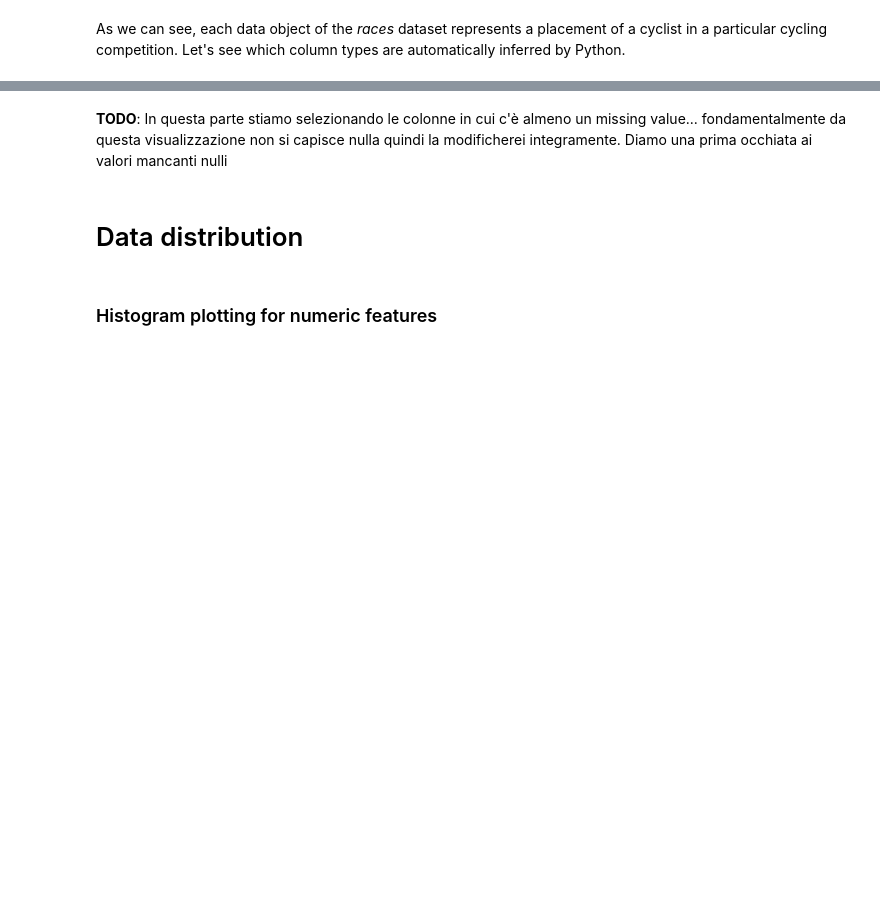
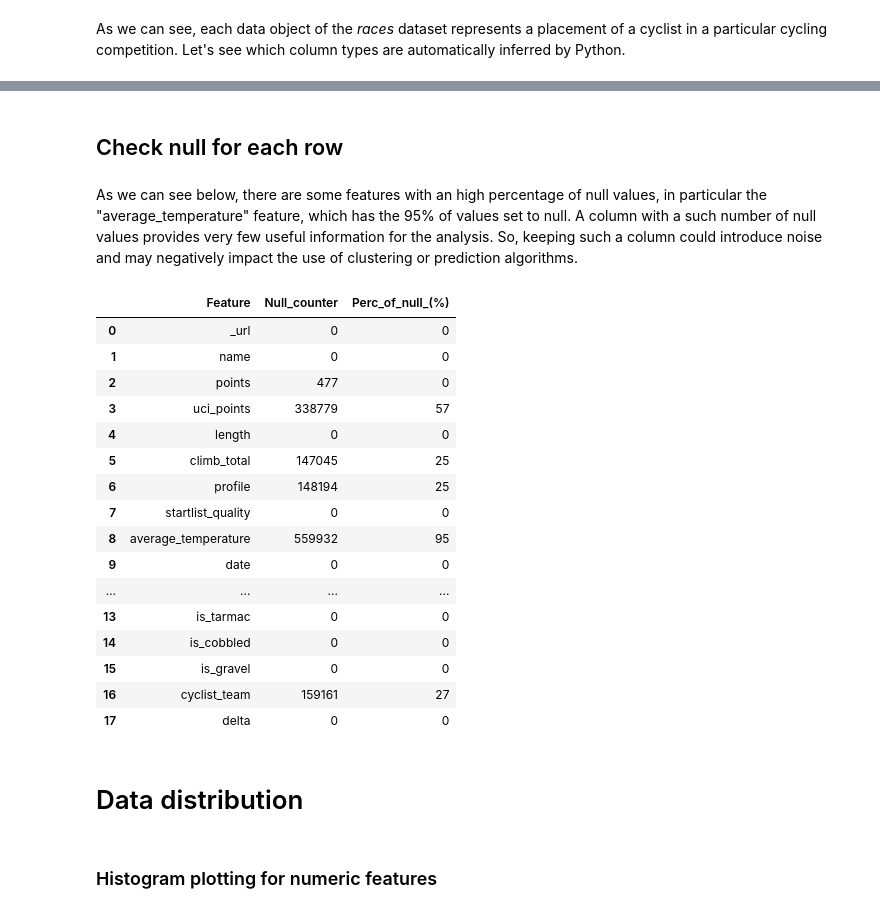
Before and after one commit to luca-rizzo/dm-2024-project, a Jupyter notebook: notebook/data_understanding.ipynb, the cells around one changed output, grey strips where cells are left out. Drawn from its saved outputs; the diff is of its cells as text; code cells hidden in the pictures; blank space fills up the shorter version.

```diff
--- a/notebook/data_understanding.ipynb
+++ b/notebook/data_understanding.ipynb
@@ -34,3 +63,0 @@ races.dtypes
-# %% [markdown]
-**TODO**: In questa parte stiamo selezionando le colonne in cui c'è almeno un missing value... fondamentalmente da questa visualizzazione non si capisce nulla quindi la modificherei integramente.
-Diamo una prima occhiata ai valori mancanti nulli
@@ -39,3 +64,43 @@ races[races.isnull().any(axis=1)]
+# %% [markdown]
+## Check null for each row
+# %% [markdown]
+As we can see below, there are some features with an high percentage of null values, in particular the "average_temperature" feature, which has the 95% of values set to null. A column with a such number of null values provides very few useful information for the analysis. So, keeping such a column could introduce noise and may negatively impact the use of clustering or prediction algorithms.
+# %%
+nrec = races.shape[0]
+results = {
+    'Feature': [],
+    'Null_counter': [],
+    'Perc_of_null_(%)': []
+}
+
+for col in races.columns:
+    nanCount = races[col].isna().sum()
+    perc = round((nanCount*100)/nrec)
+    results['Feature'].append(col)
+    results['Null_counter'].append(nanCount)
+    results['Perc_of_null_(%)'].append(perc)
+
+df_results = pd.DataFrame(results)
+
+display(df_results)
+# %% [output]
+|  | Feature | Null_counter | Perc_of_null_(%) |
+| 0 | _url | 0 | 0 |
+| 1 | name | 0 | 0 |
+| 2 | points | 477 | 0 |
+| 3 | uci_points | 338779 | 57 |
+| 4 | length | 0 | 0 |
+| 5 | climb_total | 147045 | 25 |
+| 6 | profile | 148194 | 25 |
+| 7 | startlist_quality | 0 | 0 |
+| 8 | average_temperature | 559932 | 95 |
+| 9 | date | 0 | 0 |
+| ... | ... | ... | ... |
+| 13 | is_tarmac | 0 | 0 |
+| 14 | is_cobbled | 0 | 0 |
+| 15 | is_gravel | 0 | 0 |
+| 16 | cyclist_team | 159161 | 27 |
+| 17 | delta | 0 | 0 |
 # %% [markdown]
 # Data distribution
 # %% [markdown]
```
Also changed, not shown: parts of 114 cells of this notebook.
